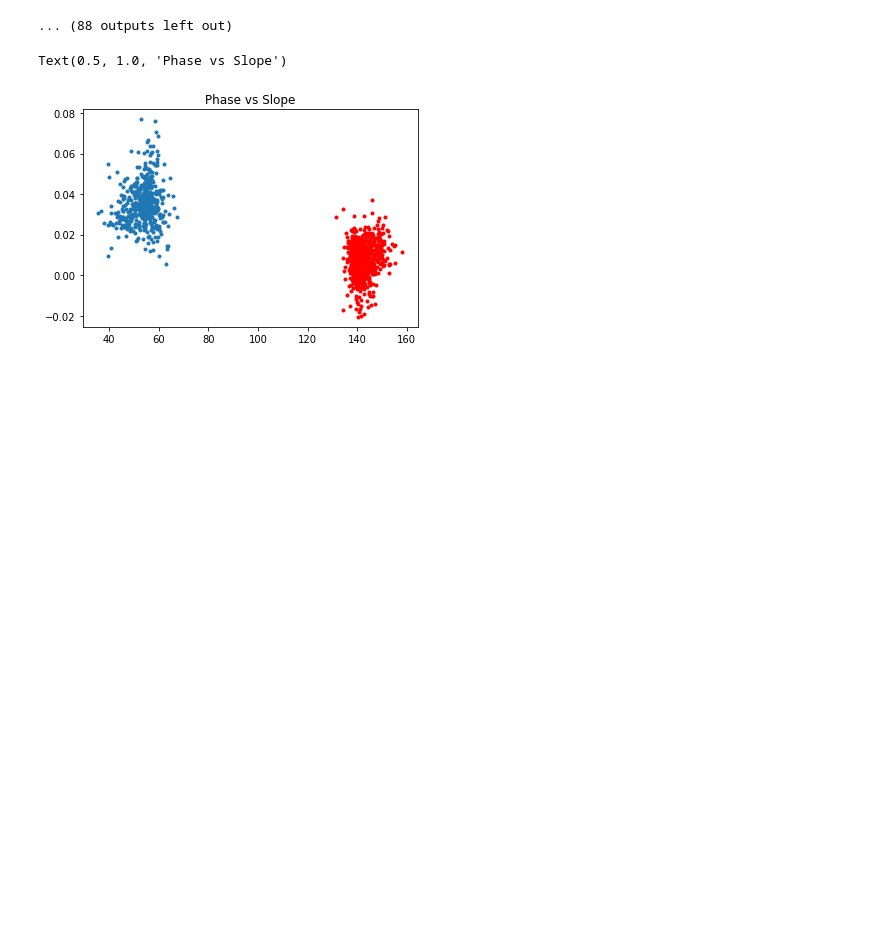
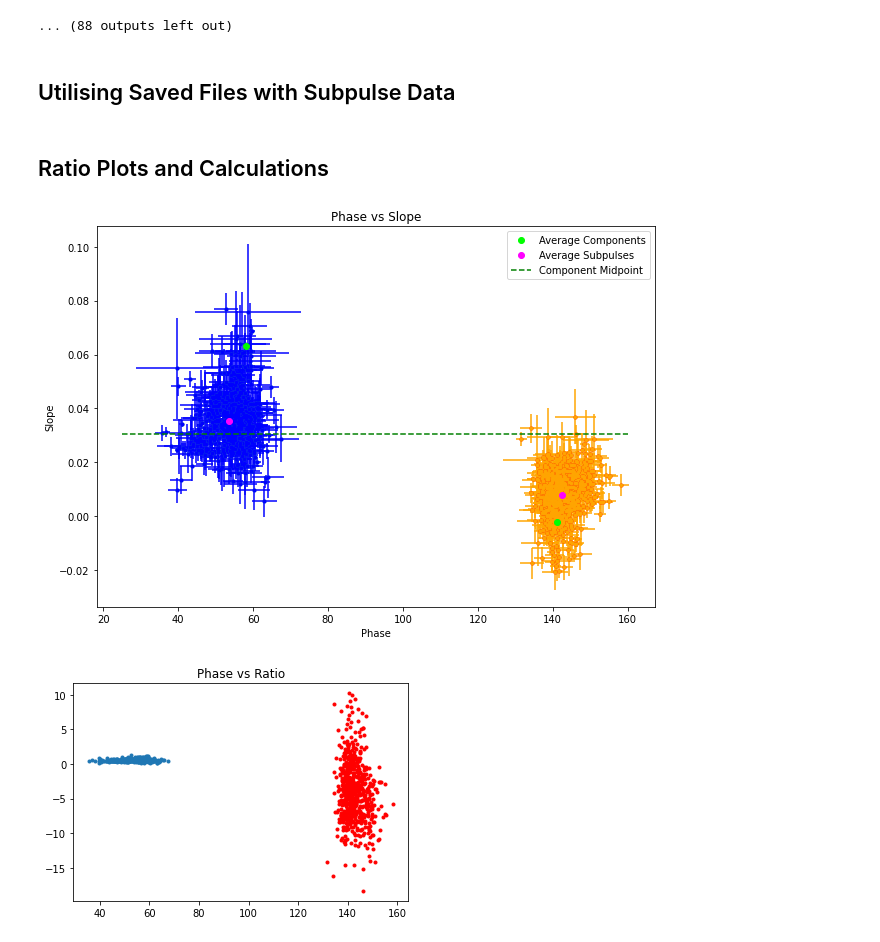
Before and after one commit to lisa53396/19SS-B0818-41, a Jupyter notebook: python_scripts/Sub Pulse Separation - Single Files .ipynb, the cells around one changed output. Saved outputs shown, nothing was run; the diff lists cells and outputs as text; code cells hidden in the pictures; blank space fills up the shorter version.

Commit message:
DM Ratio plots - Prometheus shut down

```diff
--- a/python_scripts/Sub Pulse Separation - Single Files .ipynb
+++ b/python_scripts/Sub Pulse Separation - Single Files .ipynb
@@ -1164,9 +1164,11 @@ sp_ave=[]
 sp1_phase_400=[]
 sp1_slope_400=[]
 sp1_slope_errors=[]
+sp1_phase_errors=[]
 sp2_phase_400=[]
 sp2_slope_400=[]
 sp2_slope_errors=[]
+sp2_phase_errors=[]
 #Used to ensure average points are calculated at frequency intervals of 5MHz
 sp_f=list(range(300, 501, 5))
 for fq in sp_f:
@@ -1242,10 +1244,13 @@ for a in range(0,9600):
                 sp1_slope_400.append(fits[2][0][0])
                 sp1_slope_errors.append(fits[2][1][0])
                 sp1_phase_400.append(linear(400, *fits[2][0]))
+                sp1_phase_errors.append(np.sqrt((400*fits[2][1][0])**2+(fits[2][1][1])**2))
+
             elif v==3:
                 sp2_slope_400.append(fits[2][0][0])
                 sp2_slope_errors.append(fits[2][1][0])
                 sp2_phase_400.append(linear(400, *fits[2][0]))
+                sp2_phase_errors.append(np.sqrt((400*fits[2][1][0])**2+(fits[2][1][1])**2))
 
             #For frequencies in the range of 300-500, stepping up by 5MHz,
             #Store the positions of the power law fits at each frequency
@@ -1290,8 +1322,44 @@ Plot 4
+# %% [markdown]
+## Utilising Saved Files with Subpulse Data
+# %%
+sp1_phase_400 = np.loadtxt(fname="sp1_phase_400MHz.txt")
+sp1_slope_400 = np.loadtxt(fname="sp1_slope_400MHz.txt")
+sp2_phase_400 = np.loadtxt(fname="sp2_phase_400MHz.txt")
+sp2_slope_400 = np.loadtxt(fname="sp2_slope_400MHz.txt")
+sp1_slope_errors = np.loadtxt(fname="sp1_slope_errors.txt")
+sp2_slope_errors = np.loadtxt(fname="sp2_slope_errors.txt")
+# %% [markdown]
+## Ratio Plots and Calculations
+# %%
+p_ave1=average(sp1_phase_400)
+s_ave1=average(sp1_slope_400)
+p_ave2=average(sp2_phase_400)
+s_ave2=average(sp2_slope_400)
+# %%
+p_com1=58.139424476674016
+s_com1=0.06303343953077173
+p_com2=141.07073061007532
+s_com2=-0.0020150191507454633
+# %%
+py.figure(figsize=(10,7))
+py.plot(sp1_phase_400,sp1_slope_400, '.')
+py.errorbar(sp1_phase_400,sp1_slope_400, yerr=sp1_slope_errors,xerr=sp1_phase_errors, fmt='.', color='blue')
+py.plot(sp2_phase_400,sp2_slope_400, '.',color='red')
+py.errorbar(sp2_phase_400,sp2_slope_400, yerr=sp2_slope_errors,xerr=sp2_phase_errors, fmt='.', color='orange')
+py.title('Phase vs Slope')
+py.plot([p_com1,p_com2],[s_com1,s_com2],'o',color='lime',label="Average Components",zorder=10)
+py.plot([p_ave1,p_ave2],[s_ave1,s_ave2],'o',color='magenta',label="Average Subpulses",zorder=10)
+py.plot([25,160],[((s_com1-s_com2)/2)+s_com2,((s_com1-s_com2)/2)+s_com2],'--',color='green',label='Component Midpoint',zorder=9)
+py.legend()
+py.xlabel('Phase')
+py.ylabel('Slope')
+py.savefig('figures/PS_both.png')
+# %% [output]
+[figure, added]
 # %%
-py.plot(sp1_phase_400,sp1_slope_400, '.')
-#py.errorbar(sp1_phase_400,sp1_slope_400, yerr=sp1_slope_errors, fmt='.', color='blue')
-py.plot(sp2_phase_400,sp2_slope_400, '.',color='red')
-py.title('Phase vs Slope')
+py.plot(sp1_phase_400,np.array(sp1_slope_400)/0.06303343953077173, '.')
+py.plot(sp2_phase_400,np.array(sp2_slope_400)/-0.0020150191507454633, '.',color='red')
+py.title('Phase vs Ratio')
+py.savefig('figures/PR_both.png')
 # %% [output]
-Text(0.5, 1.0, 'Phase vs Slope')
-[figure, old version]
+[figure, new version]
```
Also changed, not shown: parts of 14 cells of this notebook, 19 other files.
